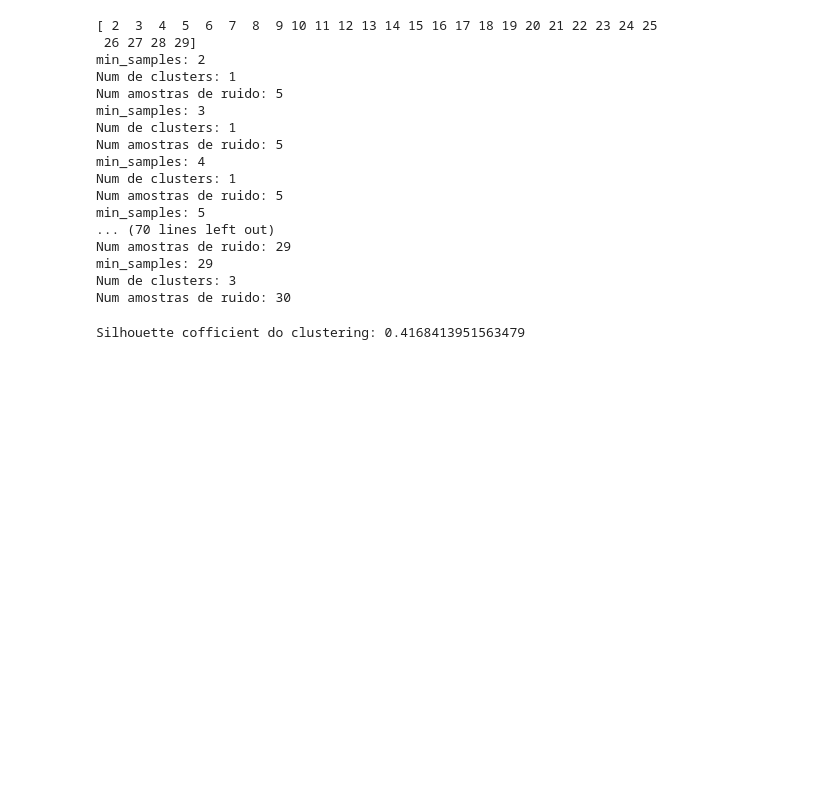
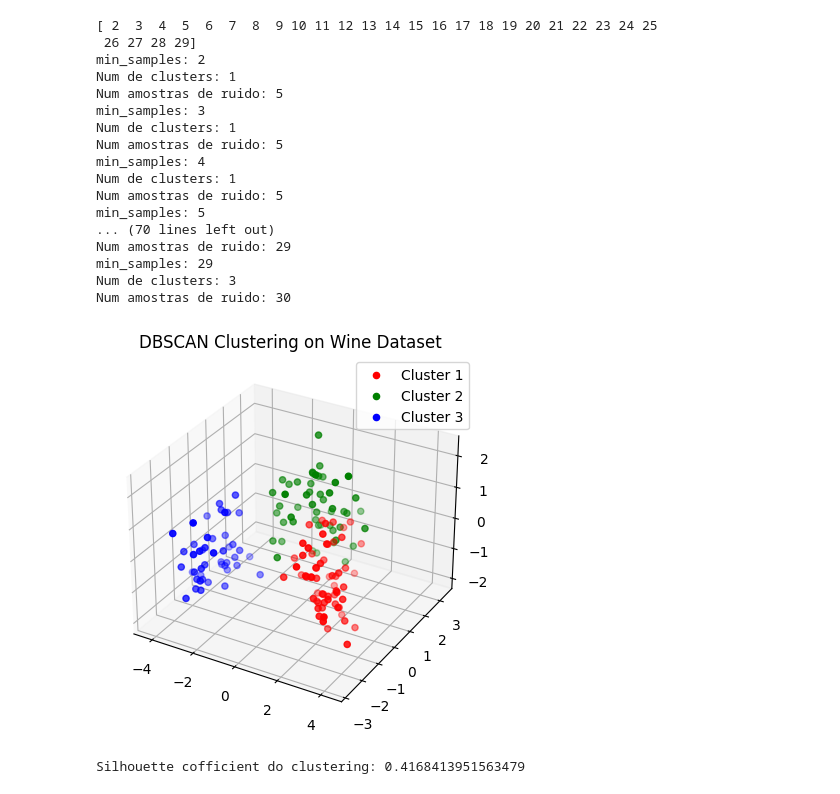
Before and after one commit to FrederickAlmeida/Clustering-Project, a Jupyter notebook: DBSCAN.ipynb, the cells around one changed output. Saved outputs shown, nothing was run; the diff lists cells and outputs as text; code cells hidden in the pictures; blank space fills up the shorter version.

Commit message:
add comments and plot

```diff
--- a/DBSCAN.ipynb
+++ b/DBSCAN.ipynb
@@ -172,6 +180,24 @@ Num amostras de ruido: 30
 model = DBSCAN(eps=1.58, min_samples=26)
 model.fit(df_pca)
 labels = model.labels_
+# %%
+# Plotando
+from mpl_toolkits.mplot3d import Axes3D
+
+fig = plt.figure()
+ax = fig.add_subplot(111, projection='3d')
+colors = ['r', 'g', 'b']
+
+for j in range(n_clusters):
+    cluster_indices = np.where(labels == j)[0]
+    ax.scatter(df_pca.iloc[cluster_indices, 0], df_pca.iloc[cluster_indices, 1], df_pca.iloc[cluster_indices, 2],
+               c=colors[j], label=f'Cluster {j + 1}', marker='o')
+
+ax.legend()
+plt.title('DBSCAN Clustering on Wine Dataset')
+plt.show()
+# %% [output]
+[figure, added]
 # %%
 # medindo o desempenho pelo coeficiente de silhouette
 silhouette_avg = metrics.silhouette_score(df_pca, labels)
```
Also changed, not shown: parts of 6 cells of this notebook.
